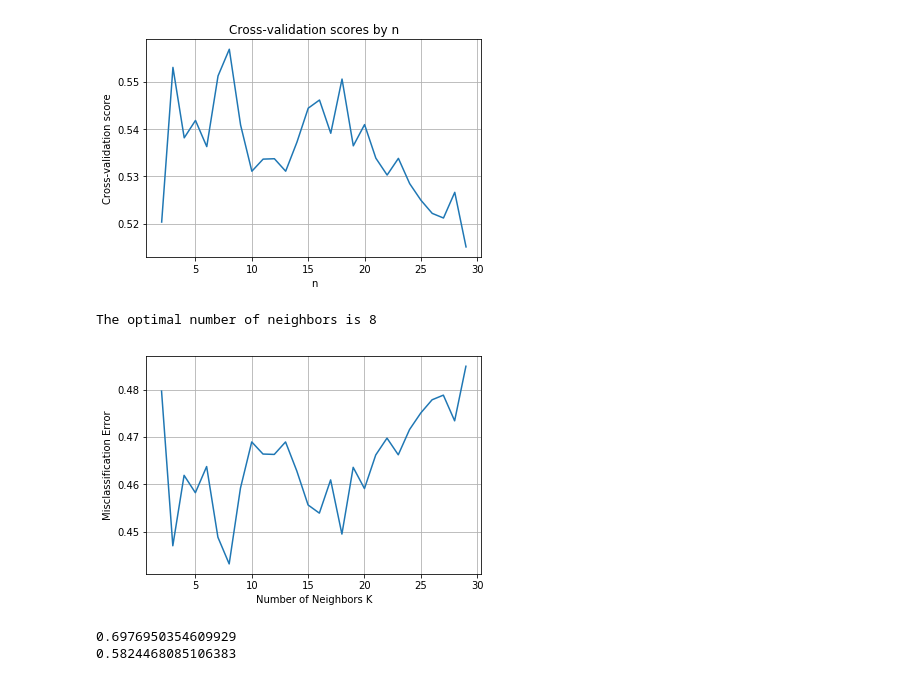
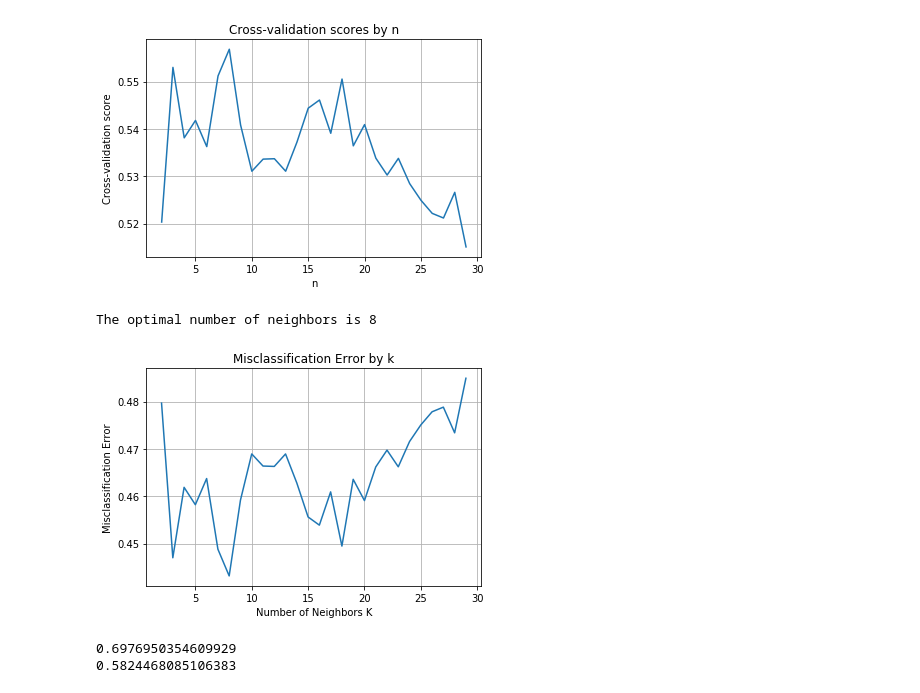
Before and after one commit to hussein073/Hair_Style_Recommendation, a Jupyter notebook: model_comparisons.ipynb, the cells around one changed output. Saved outputs shown, nothing was run; the diff lists cells and outputs as text; code cells hidden in the pictures.

```diff
--- a/model_comparisons.ipynb
+++ b/model_comparisons.ipynb
@@ -157,20 +155,21 @@ plt.show()
 # %%
 # changing to misclassification error
 MSE = [1 - x for x in cv_scores]
 
 # determining best k
 optimal_k = neighbors[MSE.index(min(MSE))]
 print("The optimal number of neighbors is %d" % optimal_k)
 
 # plot misclassification error vs k
 plt.plot(neighbors, MSE)
+plt.title('Misclassification Error by k')
 plt.xlabel('Number of Neighbors K')
 plt.ylabel('Misclassification Error')
 plt.grid()
 plt.show()
 # %% [output]
 The optimal number of neighbors is 8
-[figure, old version]
+[figure, new version]
 # %%
 neigh = KNeighborsClassifier(n_neighbors=optimal_k)
 neigh.fit(X_train_pca, Y_train)
```
Also changed, not shown: parts of 7 cells of this notebook, 3 other files.
